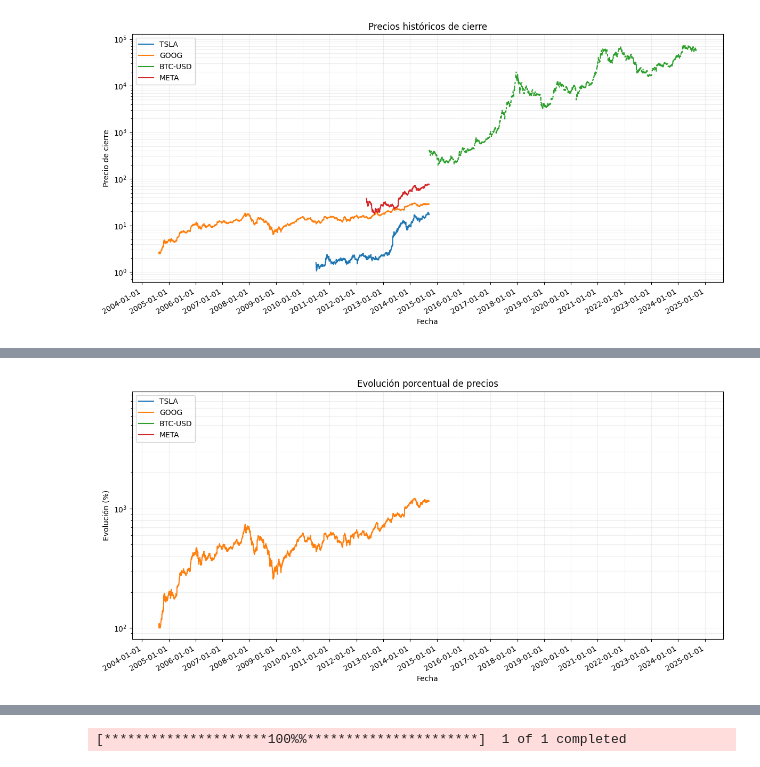
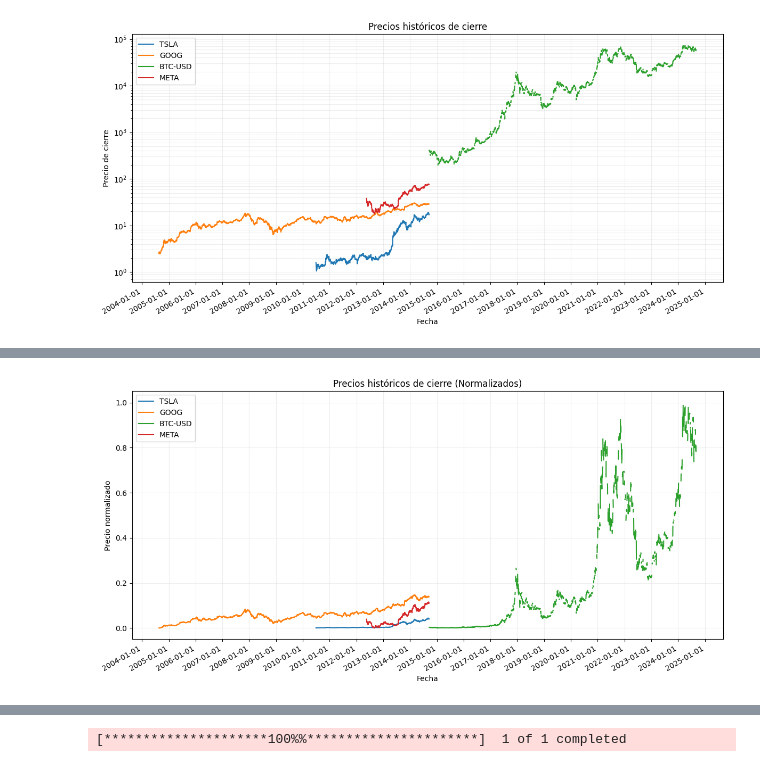
Before and after one commit to LuisCerelli/Conexion_Yahoo_Finance_con_Python, a Jupyter notebook: yahoo_finance.ipynb, the cells around one changed output, grey strips where cells are left out. Saved outputs shown, nothing was run; the diff lists cells and outputs as text; code cells hidden in the pictures.

```diff
--- a/yahoo_finance.ipynb
+++ b/yahoo_finance.ipynb
@@ -161,39 +162,35 @@ for nemo in empresas:
     px = ticker.history(period='max')['Close']
     px.name = nemo
     recolector.append(px)
 
 precios = pd.concat(recolector, axis=1)
 
-# Normalizar los datos a porcentajes
-precios_normalizados = precios / precios.iloc[0] * 100
+# Normalización Min-Max para escalar los valores entre 0 y 1
+precios_normalizados = (precios - precios.min()) / (precios.max() - precios.min())
 
 # Crear el gráfico
 plt.figure(figsize=(12, 6))
 
 for columna in precios_normalizados.columns:
     plt.plot(precios_normalizados.index, precios_normalizados[columna], label=columna)
 
-plt.title('Evolución porcentual de precios')
+plt.title('Precios históricos de cierre (Normalizados)')
 plt.xlabel('Fecha')
-# Cambia el eje y a "Evolución (%)"
-plt.ylabel('Evolución (%)')
+plt.ylabel('Precio normalizado')
 plt.legend()
 
 # Formatear el eje x para mostrar las fechas de manera legible
 plt.gca().xaxis.set_major_formatter(mdates.DateFormatter('%Y-%m-%d'))
 plt.gca().xaxis.set_major_locator(mdates.YearLocator())
 plt.gcf().autofmt_xdate()  # Rota y alinea las etiquetas de fecha
-
-# Ajustar la escala del eje y a logarítmica para mejor visualización
-plt.yscale('log')
 
 # Agregar una cuadrícula para facilitar la lectura
 plt.grid(True, which="both", ls="-", alpha=0.2)
 
 # Ajustar los márgenes
 plt.tight_layout()
 
 # Mostrar el gráfico
 plt.show()
 # %% [output]
-[figure, old version]
+[figure, new version]
```
Also changed, not shown: parts of 3 cells of this notebook.
